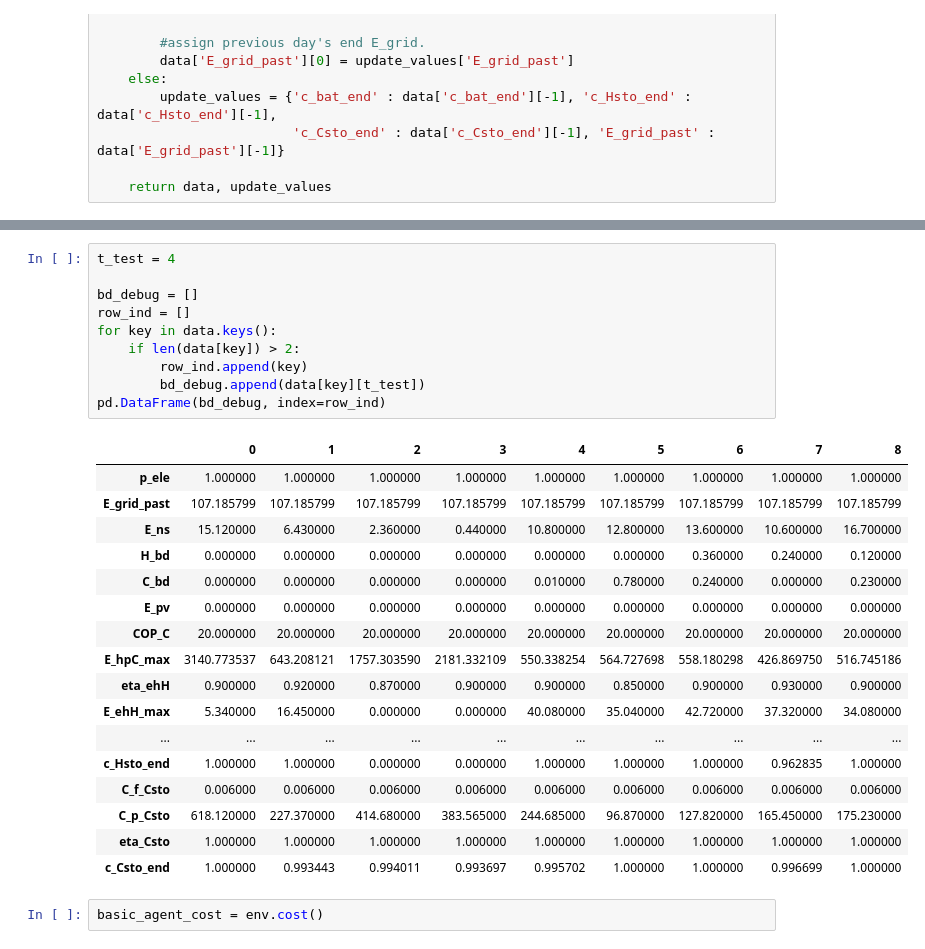
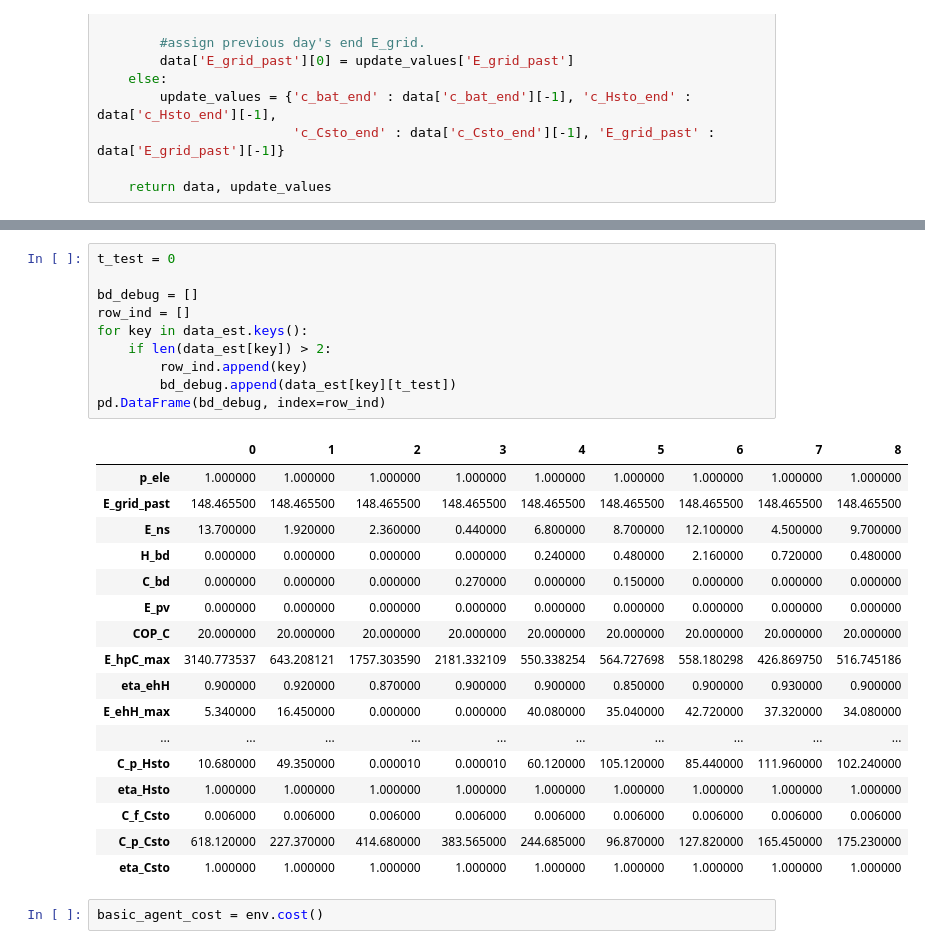
Before and after one commit to QasimWani/ZOiRL, a Jupyter notebook: implicit_agent.ipynb, the cells around one changed output, grey strips where cells are left out. Cells and saved outputs as stored; diff of their text form.

```diff
--- a/implicit_agent.ipynb
+++ b/implicit_agent.ipynb
@@ -480,31 +507,31 @@ pd.DataFrame([*data_est['c_Csto_end'], *data_est['c_Hsto_end'], *data_est['c_bat
 # %%
-t_test = 4
+t_test = 0
 
 bd_debug = []
 row_ind = []
-for key in data.keys():
-    if len(data[key]) > 2:
+for key in data_est.keys():
+    if len(data_est[key]) > 2:
         row_ind.append(key)
-        bd_debug.append(data[key][t_test])
+        bd_debug.append(data_est[key][t_test])
 pd.DataFrame(bd_debug, index=row_ind)
 # %% [output]
 |  | 0 | 1 | 2 | 3 | 4 | 5 | 6 | 7 | 8 |
 | p_ele | 1.000000 | 1.000000 | 1.000000 | 1.000000 | 1.000000 | 1.000000 | 1.000000 | 1.000000 | 1.000000 |
-| E_grid_past | 107.185799 | 107.185799 | 107.185799 | 107.185799 | 107.185799 | 107.185799 | 107.185799 | 107.185799 | 107.185799 |
-| E_ns | 15.120000 | 6.430000 | 2.360000 | 0.440000 | 10.800000 | 12.800000 | 13.600000 | 10.600000 | 16.700000 |
-| H_bd | 0.000000 | 0.000000 | 0.000000 | 0.000000 | 0.000000 | 0.000000 | 0.360000 | 0.240000 | 0.120000 |
-| C_bd | 0.000000 | 0.000000 | 0.000000 | 0.000000 | 0.010000 | 0.780000 | 0.240000 | 0.000000 | 0.230000 |
+| E_grid_past | 148.465500 | 148.465500 | 148.465500 | 148.465500 | 148.465500 | 148.465500 | 148.465500 | 148.465500 | 148.465500 |
+| E_ns | 13.700000 | 1.920000 | 2.360000 | 0.440000 | 6.800000 | 8.700000 | 12.100000 | 4.500000 | 9.700000 |
+| H_bd | 0.000000 | 0.000000 | 0.000000 | 0.000000 | 0.240000 | 0.480000 | 2.160000 | 0.720000 | 0.480000 |
+| C_bd | 0.000000 | 0.000000 | 0.000000 | 0.270000 | 0.000000 | 0.150000 | 0.000000 | 0.000000 | 0.000000 |
 | E_pv | 0.000000 | 0.000000 | 0.000000 | 0.000000 | 0.000000 | 0.000000 | 0.000000 | 0.000000 | 0.000000 |
 | COP_C | 20.000000 | 20.000000 | 20.000000 | 20.000000 | 20.000000 | 20.000000 | 20.000000 | 20.000000 | 20.000000 |
 | E_hpC_max | 3140.773537 | 643.208121 | 1757.303590 | 2181.332109 | 550.338254 | 564.727698 | 558.180298 | 426.869750 | 516.745186 |
 | eta_ehH | 0.900000 | 0.920000 | 0.870000 | 0.900000 | 0.900000 | 0.850000 | 0.900000 | 0.930000 | 0.900000 |
 | E_ehH_max | 5.340000 | 16.450000 | 0.000000 | 0.000000 | 40.080000 | 35.040000 | 42.720000 | 37.320000 | 34.080000 |
 | ... | ... | ... | ... | ... | ... | ... | ... | ... | ... |
-| c_Hsto_end | 1.000000 | 1.000000 | 0.000000 | 0.000000 | 1.000000 | 1.000000 | 1.000000 | 0.962835 | 1.000000 |
+| C_p_Hsto | 10.680000 | 49.350000 | 0.000010 | 0.000010 | 60.120000 | 105.120000 | 85.440000 | 111.960000 | 102.240000 |
+| eta_Hsto | 1.000000 | 1.000000 | 1.000000 | 1.000000 | 1.000000 | 1.000000 | 1.000000 | 1.000000 | 1.000000 |
 | C_f_Csto | 0.006000 | 0.006000 | 0.006000 | 0.006000 | 0.006000 | 0.006000 | 0.006000 | 0.006000 | 0.006000 |
 | C_p_Csto | 618.120000 | 227.370000 | 414.680000 | 383.565000 | 244.685000 | 96.870000 | 127.820000 | 165.450000 | 175.230000 |
 | eta_Csto | 1.000000 | 1.000000 | 1.000000 | 1.000000 | 1.000000 | 1.000000 | 1.000000 | 1.000000 | 1.000000 |
-| c_Csto_end | 1.000000 | 0.993443 | 0.994011 | 0.993697 | 0.995702 | 1.000000 | 1.000000 | 0.996699 | 1.000000 |
 # %%
 basic_agent_cost = env.cost()
 # %%
```
Also changed, not shown: parts of 9 cells of this notebook, 2 other files.
